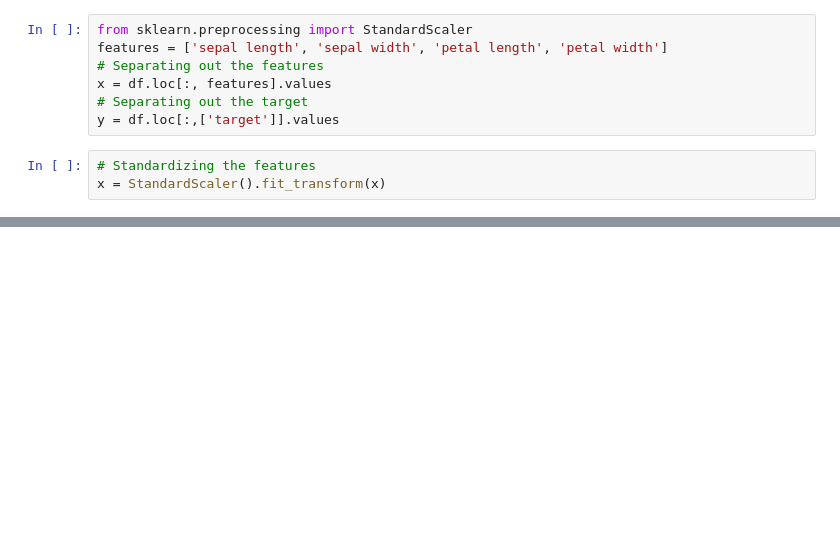
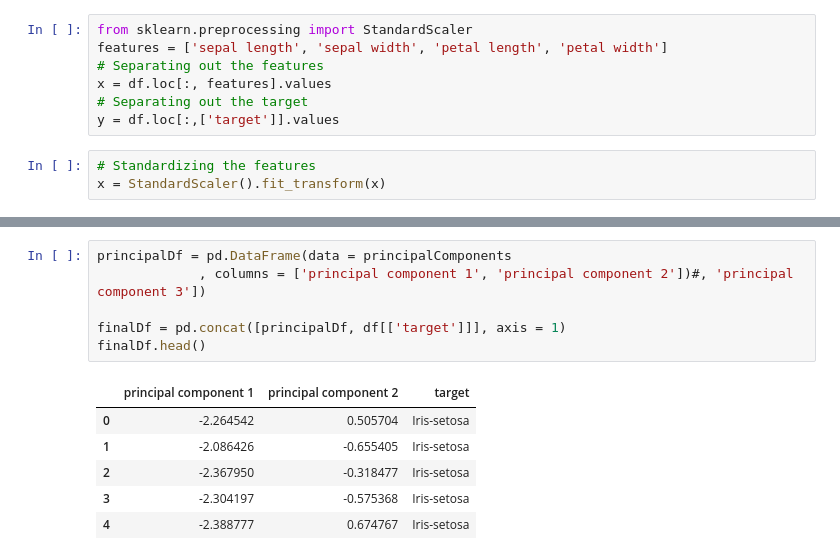
Before and after one commit to seaaaaany/Na-ve_Bayes_Classification_and_Clustering, a Jupyter notebook: PCA_IRIS.ipynb, the cells around one changed output, grey strips where cells are left out. Saved outputs shown, nothing was run; the diff lists cells and outputs as text; blank space fills up the shorter version.

```diff
--- a/PCA_IRIS.ipynb
+++ b/PCA_IRIS.ipynb
@@ -49,0 +75,13 @@ df.corr()
+# %%
+principalDf = pd.DataFrame(data = principalComponents
+             , columns = ['principal component 1', 'principal component 2'])#, 'principal component 3'])
+
+finalDf = pd.concat([principalDf, df[['target']]], axis = 1)
+finalDf.head()
+# %% [output]
+|  | principal component 1 | principal component 2 | target |
+| 0 | -2.264542 | 0.505704 | Iris-setosa |
+| 1 | -2.086426 | -0.655405 | Iris-setosa |
+| 2 | -2.367950 | -0.318477 | Iris-setosa |
+| 3 | -2.304197 | -0.575368 | Iris-setosa |
+| 4 | -2.388777 | 0.674767 | Iris-setosa |
```
Also changed, not shown: parts of 14 cells of this notebook.
